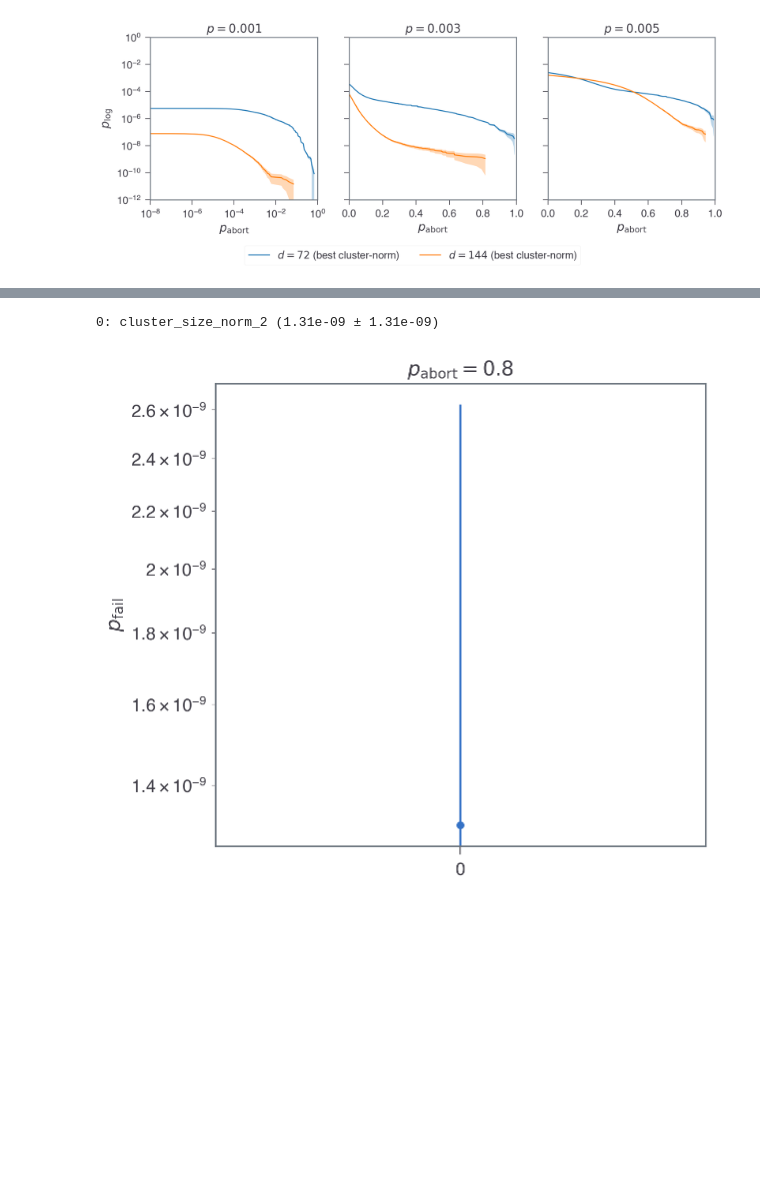
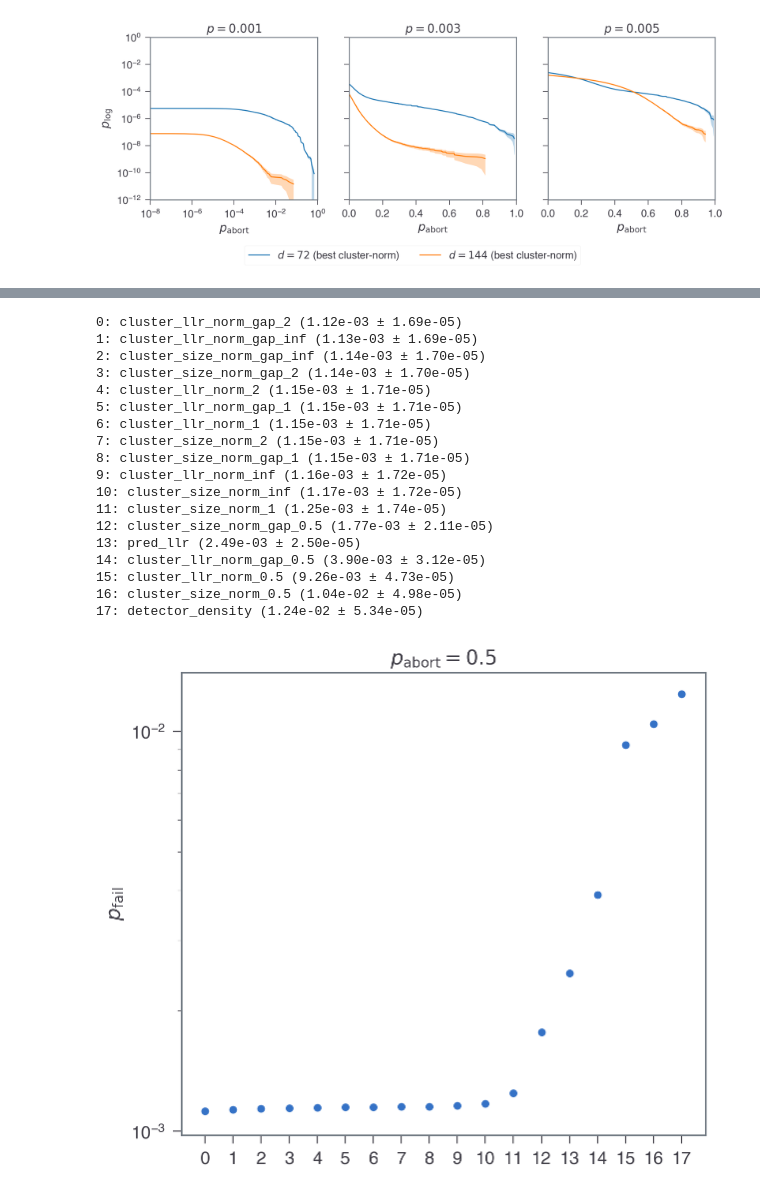
Before and after one commit to seokhyung-lee/ldpc-post-selection, a Jupyter notebook: simulations/analysis/bb_code_analysis.ipynb, the cells around one changed output, grey strips where cells are left out. Drawn from its saved outputs; the diff is of its cells as text; code cells hidden in the pictures; blank space fills up the shorter version.

```diff
--- a/simulations/analysis/bb_code_analysis.ipynb
+++ b/simulations/analysis/bb_code_analysis.ipynb
@@ -56,7 +56,7 @@ def read_pickle(path):
 # %%
 from plotting_helpers import load_ps_data
 
-df_ps_dict = load_ps_data("bb")
+df_ps_dict = load_ps_data(["bb", "bb_gapproxy"])
 # %% [markdown]
 ## pfail vs pabort
 # %%
@@ -130,16 +130,19 @@ plt.subplots_adjust(bottom=0.2)
 # %% [output]
 [figure]
 # %%
+from plotting_helpers import error_band_plot
+
 fig, ax = plt.subplots(figsize=(DFT_FIG_WIDTH, 7))
 
-n = 144
+n = 72
 T = {144: 12, 72: 6}[n]
 p = 0.005
 
 i = 0
 data_plots = {}
 for by, df_ps_all in df_ps_dict.items():
-    if "llr_norm_gap" in by or by in ["pred_llr", "detector_density", "matching_gap"]:
+    if True:
+        # if "llr_norm_gap" in by or by in ["pred_llr", "detector_density", "matching_gap"]:
         p_abort_col = "p_abort"
         p_fail_col = "p_fail"
         delta_p_fail_col = "delta_p_fail"
@@ -221,42 +181,59 @@ fig.tight_layout()
 # %%
-target = 0.8
+target = 0.5
 bys, y_vals, y_errs = [], [], []
 
 for by, (p_abort, p_fail, delta_p_fail) in data_plots.items():
-    idx = np.where(p_abort <= target)[0]
-    if len(idx):
-        sel = idx[-1]
+    ind = np.where(p_abort <= target)[0]
+    if len(ind):
+        sel = ind[-1]
     else:
         sel = 0
     bys.append(by)
     y_vals.append(p_fail[sel])
     y_errs.append(delta_p_fail[sel])
 
 sort_inds = np.argsort(y_vals)
 by_sorted = [bys[i] for i in sort_inds]
 y_vals_sorted = [y_vals[i] for i in sort_inds]
 y_errs_sorted = [y_errs[i] for i in sort_inds]
 
 for i, by in enumerate(by_sorted):
     print(f"{i}: {by} ({y_vals_sorted[i]:.2e} ± {y_errs_sorted[i]:.2e})")
 
 x_pos = np.arange(len(bys))
 
 plt.errorbar(
     x_pos,
     y_vals_sorted,
     yerr=y_errs_sorted,
     fmt="o",
     capsize=5,
     lw=1.5,
     markeredgecolor="k",
 )
 plt.title(rf"$p_\mathrm{{abort}} = {target}$")
 plt.xticks(x_pos, x_pos)
 plt.ylabel(r"$p_{\mathrm{fail}}$")
 plt.yscale("log")
 plt.tight_layout()
 plt.show()
 # %% [output]
-0: cluster_size_norm_2 (1.31e-09 ± 1.31e-09)
+0: cluster_llr_norm_gap_2 (1.12e-03 ± 1.69e-05)
+1: cluster_llr_norm_gap_inf (1.13e-03 ± 1.69e-05)
+2: cluster_size_norm_gap_inf (1.14e-03 ± 1.70e-05)
+3: cluster_size_norm_gap_2 (1.14e-03 ± 1.70e-05)
+4: cluster_llr_norm_2 (1.15e-03 ± 1.71e-05)
+5: cluster_llr_norm_gap_1 (1.15e-03 ± 1.71e-05)
+6: cluster_llr_norm_1 (1.15e-03 ± 1.71e-05)
+7: cluster_size_norm_2 (1.15e-03 ± 1.71e-05)
+8: cluster_size_norm_gap_1 (1.15e-03 ± 1.71e-05)
+9: cluster_llr_norm_inf (1.16e-03 ± 1.72e-05)
+10: cluster_size_norm_inf (1.17e-03 ± 1.72e-05)
+11: cluster_size_norm_1 (1.25e-03 ± 1.74e-05)
+12: cluster_size_norm_gap_0.5 (1.77e-03 ± 2.11e-05)
+13: pred_llr (2.49e-03 ± 2.50e-05)
+14: cluster_llr_norm_gap_0.5 (3.90e-03 ± 3.12e-05)
+15: cluster_llr_norm_0.5 (9.26e-03 ± 4.73e-05)
+16: cluster_size_norm_0.5 (1.04e-02 ± 4.98e-05)
+17: detector_density (1.24e-02 ± 5.34e-05)
-[figure, old version]
+[figure, new version]
```
Also changed, not shown: parts of 3 cells of this notebook, 23 other files.
